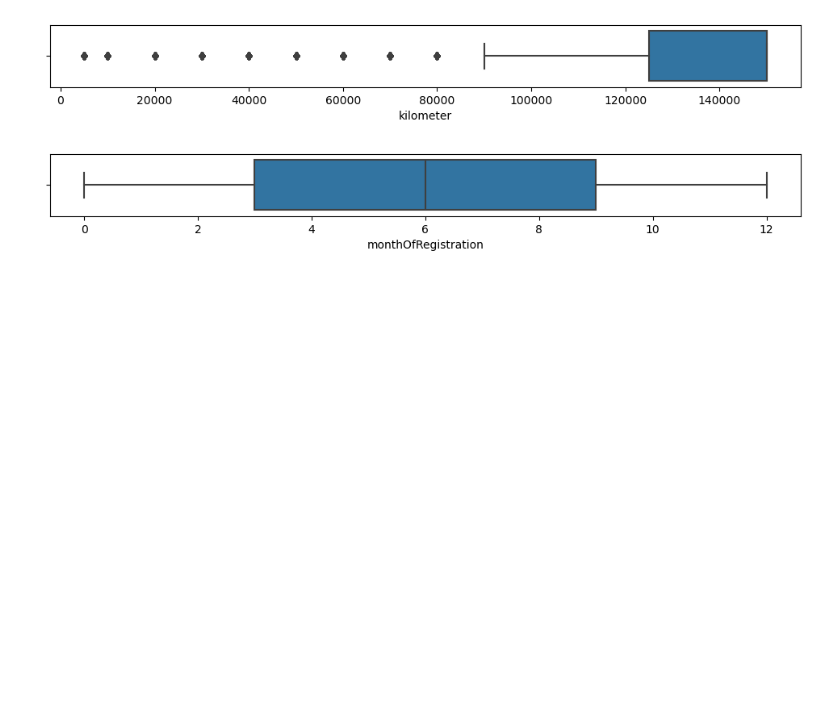
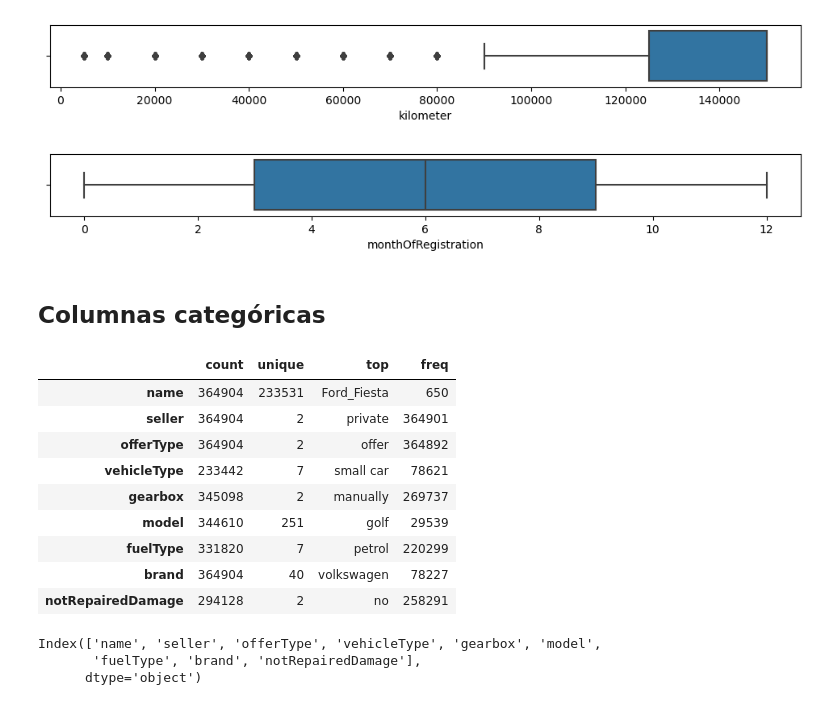
Before and after one commit to MariCruzTE/EDA-Autorenew, a Jupyter notebook: notebook/01-AnalisisPreliminar.ipynb, the cells around one changed output. Drawn from its saved outputs; the diff is of its cells as text; code cells hidden in the pictures; blank space fills up the shorter version.

```diff
--- a/notebook/01-AnalisisPreliminar.ipynb
+++ b/notebook/01-AnalisisPreliminar.ipynb
@@ -201,3 +203,25 @@ for col in columnas_num:
 [figure]
 [figure]
 [figure]
+# %% [markdown]
+## Columnas categóricas
+# %%
+df.describe(include=['category','object']).T
+# %% [output]
+|  | count | unique | top | freq |
+| name | 364904 | 233531 | Ford_Fiesta | 650 |
+| seller | 364904 | 2 | private | 364901 |
+| offerType | 364904 | 2 | offer | 364892 |
+| vehicleType | 233442 | 7 | small car | 78621 |
+| gearbox | 345098 | 2 | manually | 269737 |
+| model | 344610 | 251 | golf | 29539 |
+| fuelType | 331820 | 7 | petrol | 220299 |
+| brand | 364904 | 40 | volkswagen | 78227 |
+| notRepairedDamage | 294128 | 2 | no | 258291 |
+# %%
+columnas_cat = df.select_dtypes(include=['category','object']).columns
+columnas_cat
+# %% [output]
+Index(['name', 'seller', 'offerType', 'vehicleType', 'gearbox', 'model',
+       'fuelType', 'brand', 'notRepairedDamage'],
+      dtype='object')
```
Also changed, not shown: parts of 7 cells of this notebook.
